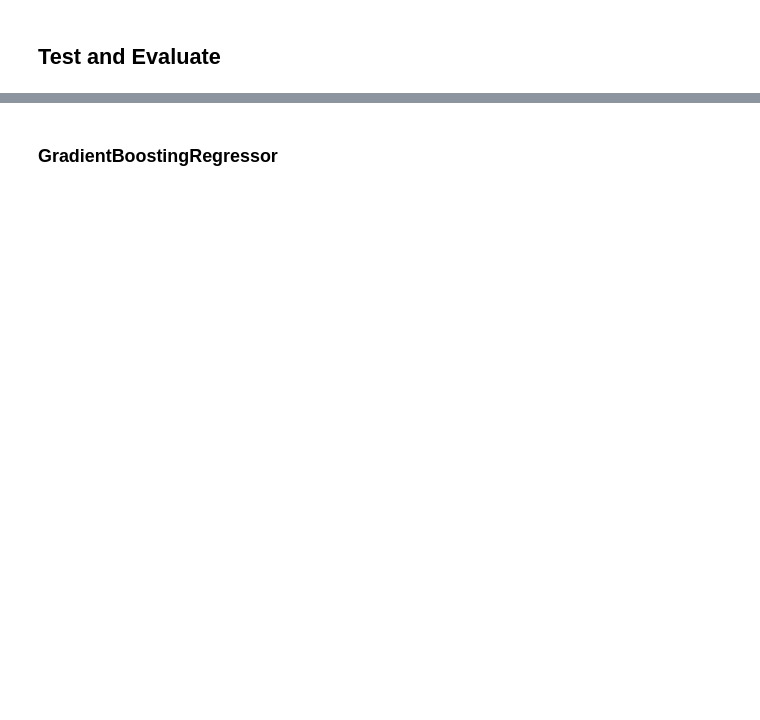
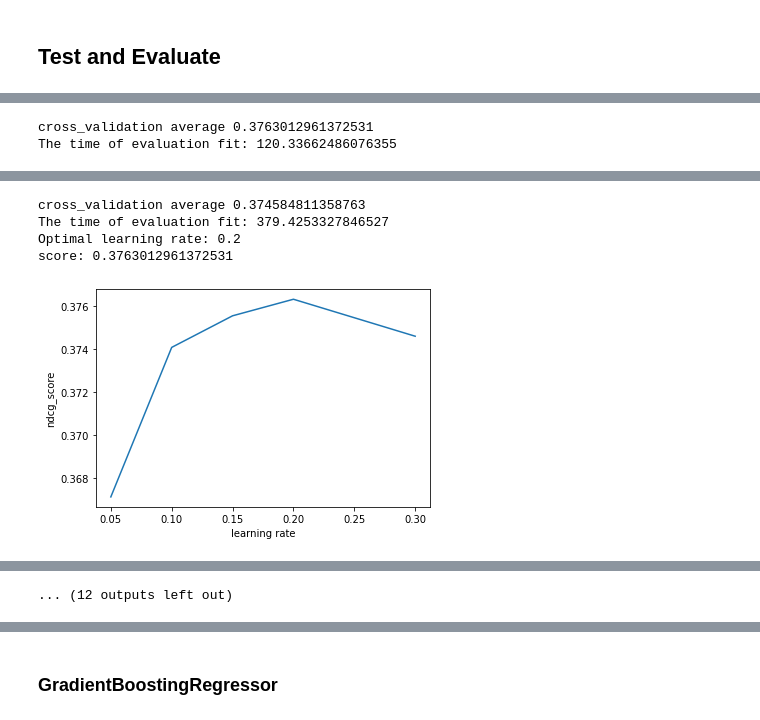
Before and after one commit to wolfbrr/DMT-2022-114, a Jupyter notebook: assignment-2/assignment-2.ipynb, the cells around one changed output, grey strips where cells are left out. Saved outputs shown, nothing was run; the diff lists cells and outputs as text; code cells hidden in the pictures; blank space fills up the shorter version.

Commit message:
XGBoost Ranker with public Score: 0.38940

```diff
--- a/assignment-2/assignment-2.ipynb
+++ b/assignment-2/assignment-2.ipynb
@@ -598,7 +559,7 @@ features_to_choose = [#'srch_id',
                       'srch_room_count',
                       'srch_saturday_night_bool',
                       'orig_destination_distance',
-                      'random_bool',
+                      #'random_bool',
                       #'click_bool',
                       #'gross_bookings_usd',
                       #'booking_bool',
@@ -606,7 +567,7 @@ features_to_choose = [#'srch_id',
                       #'historical_price',
                       #'price_per_country_median',
                       #'price_per_person'
-                      #'price_order',
+                      'price_order',
                       #'lklhd',
                       #'month'
                       'kfold_lklhd',
@@ -660,8 +613,8 @@ from sklearn.ensemble import GradientBoostingRegressor
 ########       Cross EVALUATION           ###############
 
 
-evaluation_set_size = 0.05
-test_set_size = 0.5
+evaluation_set_size = 1/3
+test_set_size = 0.6
 
 gss = GroupShuffleSplit(test_size=test_set_size, n_splits=1, random_state = 7)
 X_train_inds, X_test_inds = next(gss.split(train_eng, groups=train_eng['srch_id']))
@@ -788,0 +636,64 @@ score: 0.313585125565254
+# %%
+x = []
+learning_rate = [ 0.05, 0.1, 0.15, 0.2, 0.3]
+depth = [3,4,5,6,7]
+
+prev_ndgc = 0
+for i in learning_rate:
+    start = time.time()
+    ranker = xgb.XGBRanker(learning_rate=i, objective='rank:pairwise')
+    ndcg_score = my_cross_validation(ranker, X=X_eval, \
+                                     features_to_choose=features_to_choose, n_splits=number_of_splits, is_ranker=True)
+    end = time.time()
+    print("The time of evaluation fit:", end-start)
+    x.append(ndcg_score)
+    #if ndcg_score<prev_ndgc:
+    #    print('exit before the end')
+    #    break    # break here
+    prev_ndgc=ndcg_score
+
+
+optimal_score_index = x.index(max(x))
+optimal_learnign_rate = learning_rate[optimal_score_index]
+print(f'Optimal learning rate: {optimal_learnign_rate}')
+print(f'score: {max(x)}')
+
+plt.plot(learning_rate[0:len(x)], x)
+plt.xlabel('learning rate')
+plt.ylabel('ndcg_score')
+plt.show()
+
+#depth optimization
+prev_ndgc = 0
+x=[]
+for i in depth:
+    start = time.time()
+    ranker = xgb.XGBRanker(learning_rate=optimal_learnign_rate, max_depth=i, objective='rank:pairwise')
+    ndcg_score = my_cross_validation(ranker, X=X_eval, \
+                                     features_to_choose=features_to_choose, n_splits=number_of_splits, is_ranker=True)
+    end = time.time()
+    print("The time of evaluation fit:", end-start)
+    x.append(ndcg_score)
+    #if ndcg_score<prev_ndgc:
+    #    print('exit before the end')
+    #    break    # break here
+    prev_ndgc=ndcg_score
+
+optimal_score_index = x.index(max(x))
+optimal_depth = depth[optimal_score_index]
+print(f'Optimal depth: {optimal_depth}')
+print(f'score: {max(x)}')
+
+plt.plot(depth[0:len(x)], x)
+plt.xlabel('depth')
+plt.ylabel('ndcg_score')
+plt.show()
+
+
+
+start = time.time()
+ranker = xgb.XGBRanker(learning_rate=optimal_learnign_rate, max_depth=optimal_depth, objective='rank:pairwise')
+ndcg_score = evaluate_model(ranker, X_train, X_test, features_to_choose, is_ranker=True)
+end = time.time()
+print(f'Validation time and score XGBRanking: {end-start}, {ndcg_score}')
+# %% [output]
@@ -788,0 +774,2 @@ score: 0.313585125565254
+cross_validation average 0.3763012961372531
+The time of evaluation fit: 120.33662486076355
@@ -788,0 +793,5 @@ score: 0.313585125565254
+cross_validation average 0.374584811358763
+The time of evaluation fit: 379.4253327846527
+Optimal learning rate: 0.2
+score: 0.3763012961372531
+[figure, added]
@@ -788,0 +815 @@ score: 0.313585125565254
+... (12 outputs left out)
```
Also changed, not shown: parts of 24 cells of this notebook, 1 other file.
